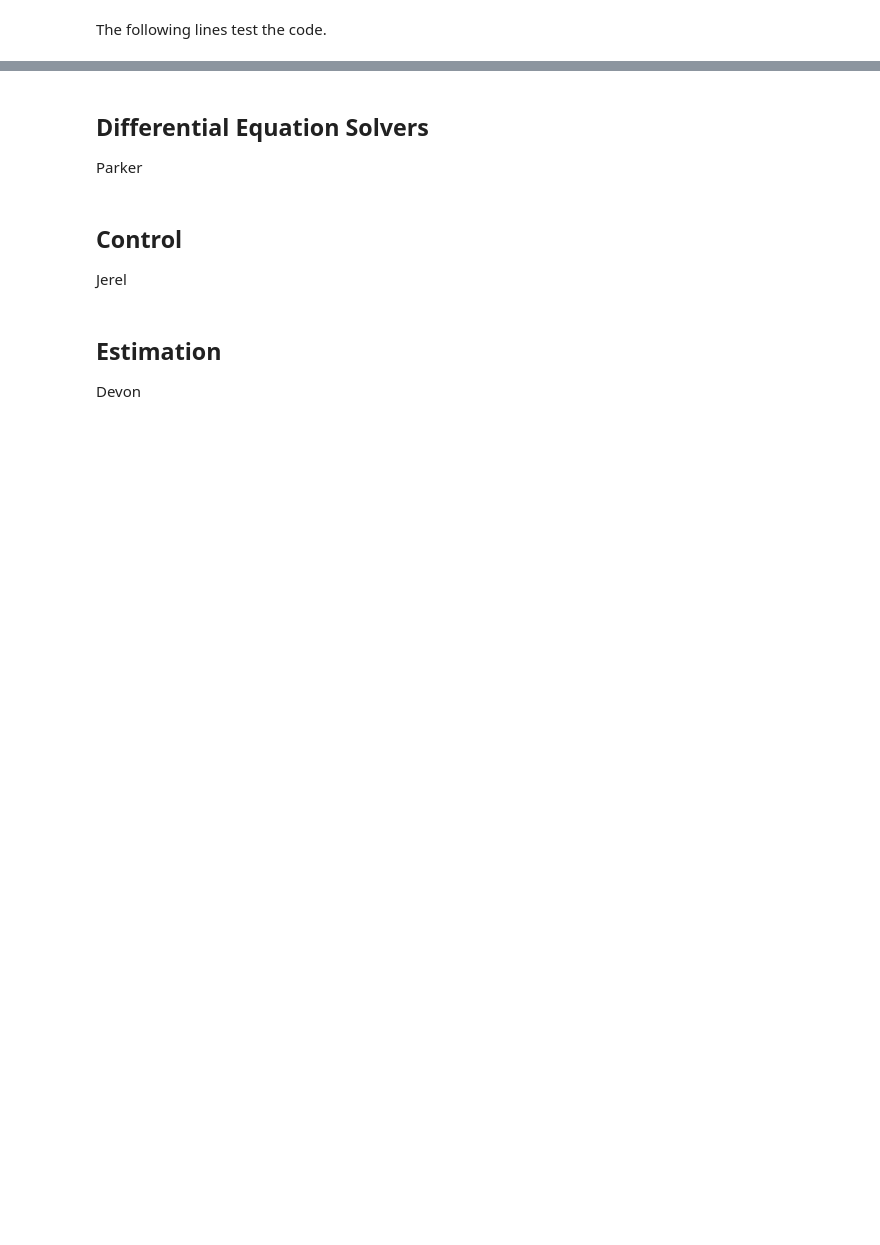
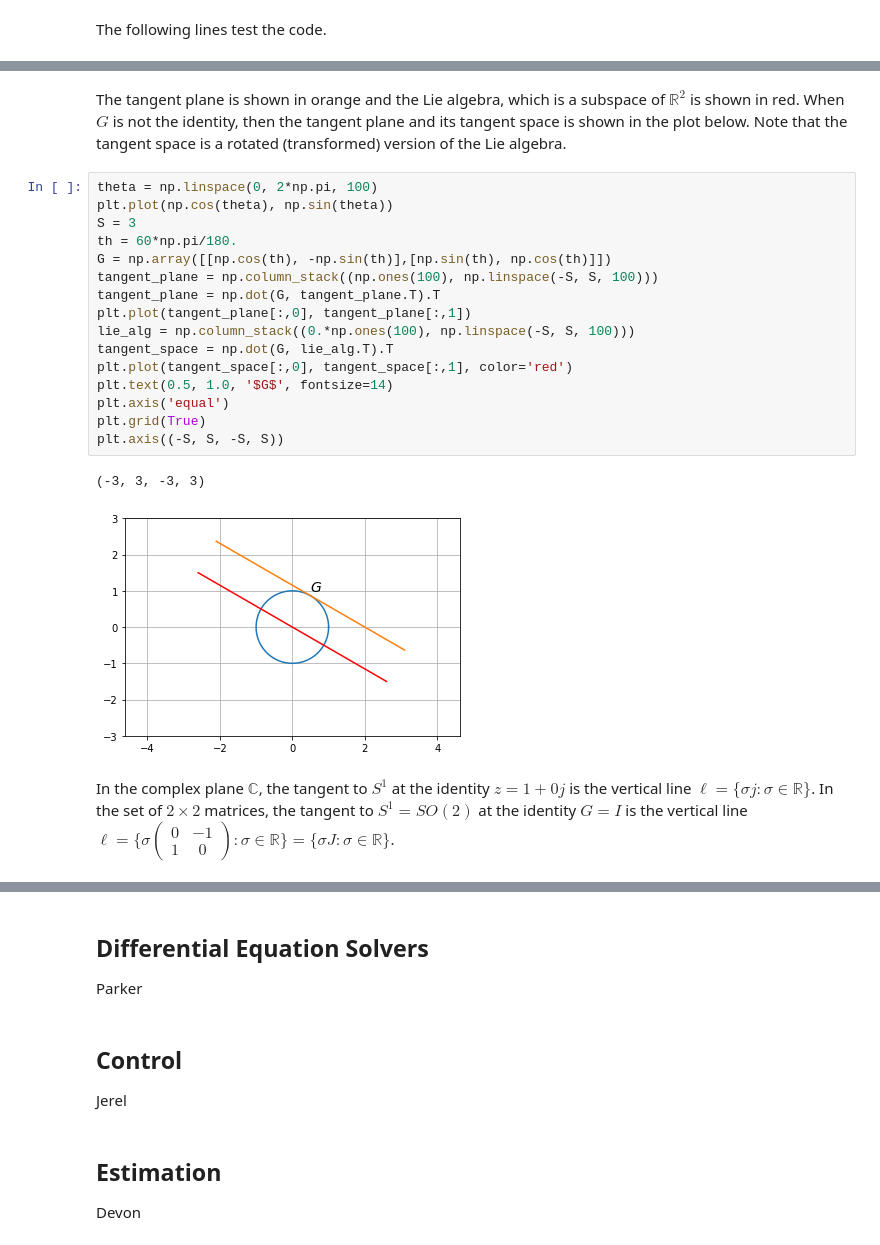
Before and after one commit to byu-magicc/lie_groups, a Jupyter notebook: Chap-02-S1.ipynb, the cells around one changed output, grey strips where cells are left out. Cells and saved outputs as stored; diff of their text form; blank space fills up the shorter version.

```diff
--- a/Chap-02-S1.ipynb
+++ b/Chap-02-S1.ipynb
@@ -126,0 +175,23 @@ Dr. Beard
+# %% [markdown]
+The tangent plane is shown in orange and the Lie algebra, which is a subspace of $\mathbb{R}^2$ is shown in red.  When $G$ is not the identity, then the tangent plane and its tangent space is shown in the plot below.  Note that the tangent space is a rotated (transformed) version of the Lie algebra.
+# %%
+theta = np.linspace(0, 2*np.pi, 100)
+plt.plot(np.cos(theta), np.sin(theta))
+S = 3
+th = 60*np.pi/180.
+G = np.array([[np.cos(th), -np.sin(th)],[np.sin(th), np.cos(th)]])
+tangent_plane = np.column_stack((np.ones(100), np.linspace(-S, S, 100)))
+tangent_plane = np.dot(G, tangent_plane.T).T
+plt.plot(tangent_plane[:,0], tangent_plane[:,1])
+lie_alg = np.column_stack((0.*np.ones(100), np.linspace(-S, S, 100)))
+tangent_space = np.dot(G, lie_alg.T).T
+plt.plot(tangent_space[:,0], tangent_space[:,1], color='red')
+plt.text(0.5, 1.0, '$G$', fontsize=14)
+plt.axis('equal')
+plt.grid(True)
+plt.axis((-S, S, -S, S))
+# %% [output]
+(-3, 3, -3, 3)
+[figure, added]
+# %% [markdown]
+In the complex plane $\mathbb{C}$, the tangent to $S^1$ at the identity $z=1+0j$ is the vertical line $\ell = \{ \sigma j: \sigma\in\mathbb{R}\}$.  In the set of $2\times 2$ matrices, the tangent to $S^1=SO(2)$ at the identity $G=I$ is the vertical line $\ell = \{\sigma\begin{pmatrix} 0 & -1 \\ 1 & 0 \end{pmatrix}: \sigma\in\mathbb{R}\} = \{\sigma J: \sigma\in\mathbb{R}\}$.
```
Also changed, not shown: parts of 20 cells of this notebook.
